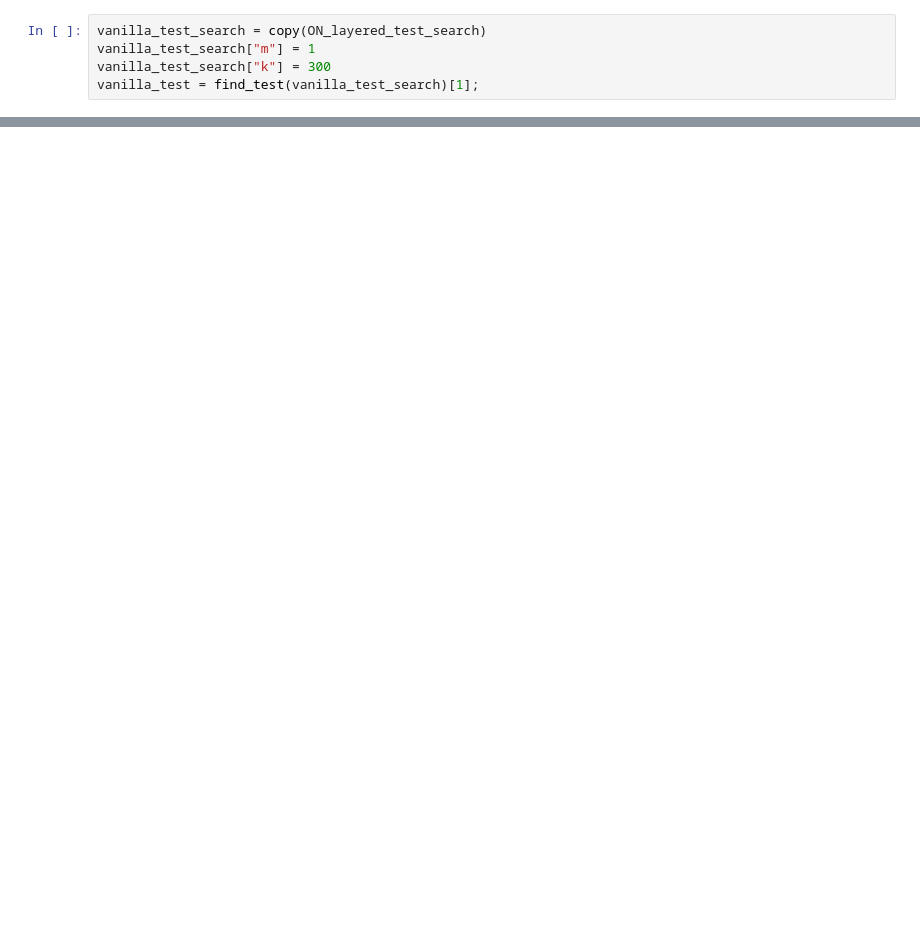
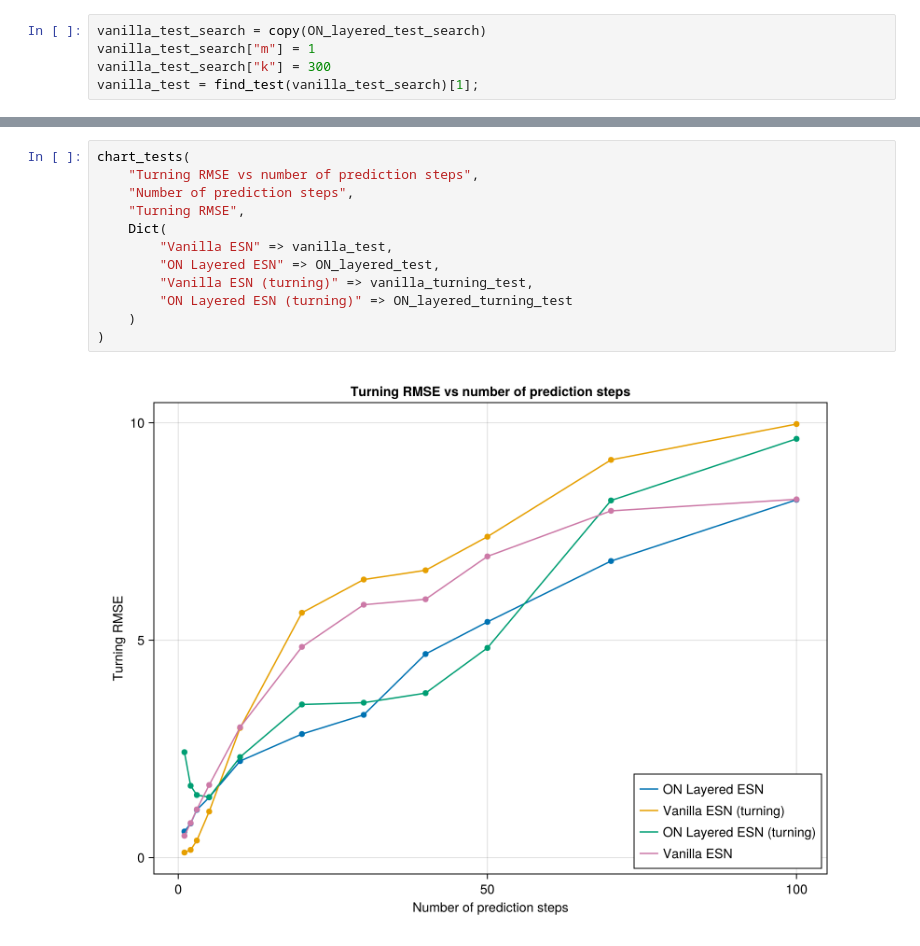
Before and after one commit to HectorMorlet/echo-state-networks, a Jupyter notebook: Notebooks/ON_layered.ipynb, the cells around one changed output, grey strips where cells are left out. Saved outputs shown, nothing was run; the diff lists cells and outputs as text; blank space fills up the shorter version.

```diff
--- a/Notebooks/ON_layered.ipynb
+++ b/Notebooks/ON_layered.ipynb
@@ -89,0 +83,14 @@ UndefVarError: UndefVarError: `vanilla_turning_test` not defined
+# %%
+chart_tests(
+    "Turning RMSE vs number of prediction steps",
+    "Number of prediction steps",
+    "Turning RMSE",
+    Dict(
+        "Vanilla ESN" => vanilla_test,
+        "ON Layered ESN" => ON_layered_test,
+        "Vanilla ESN (turning)" => vanilla_turning_test,
+        "ON Layered ESN (turning)" => ON_layered_turning_test
+    )
+)
+# %% [output]
+[figure, added]
```
Also changed, not shown: parts of 5 cells of this notebook, 4 other files.
